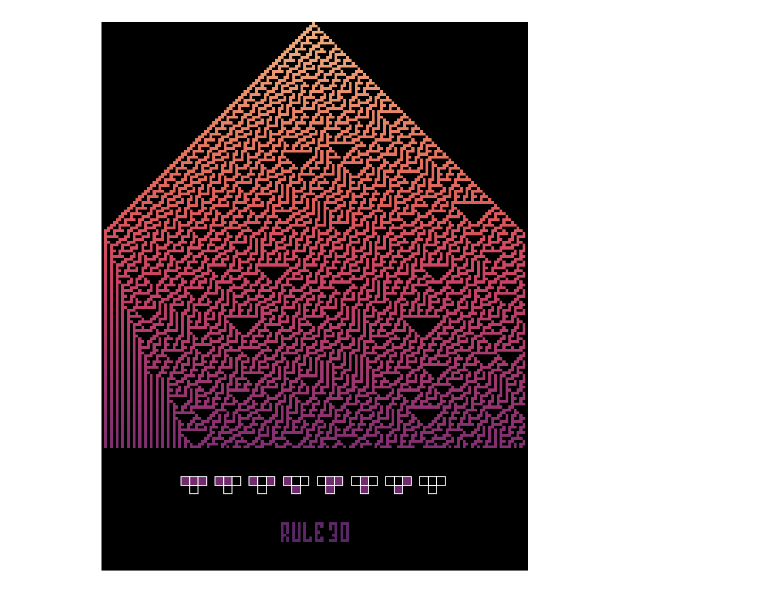
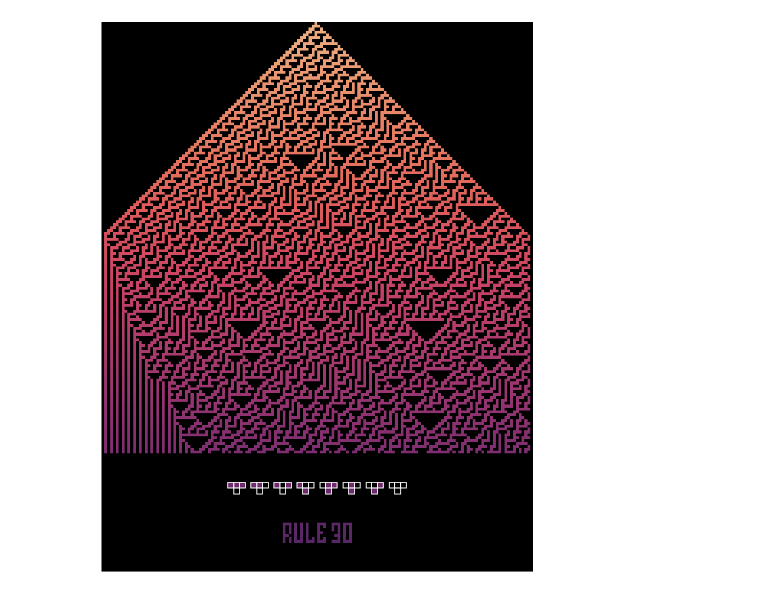
Before and after one commit to Dundalia/graphic-cellular-automata, a Jupyter notebook: ca.ipynb, the cells around one changed output. Cells and saved outputs as stored; diff of their text form; code cells hidden in the pictures.

```diff
--- a/ca.ipynb
+++ b/ca.ipynb
@@ -2,0 +108,7 @@ from utils import *
+# %%
+nrule = 30
+niter = 501
+resolution=(501, 501)
+
+img = generate_automata(nrule, niter, resolution=resolution, video_mode=True)
+#video_from_folder("videos/video-0/frames/", "videos/video-0/video.mp4")
@@ -2,0 +183,2 @@ from utils import *
+# %%
+img = cv2.convert
@@ -3,18 +241,17 @@ from utils import *
 # %%
 nrule = 30
 niter = 150
 
-img, expl_rect = get_full_image(nrule=nrule, niter=niter)
+img, expl_rect = get_full_image(nrule=nrule, niter=niter, expl_ratio=3/5)
 final_img = np.zeros([img.shape[0], img.shape[1], 3])
 colors = sns.color_palette("flare", as_cmap=True).colors
 
 for i in range(img.shape[0]):
     index = int(i/img.shape[0]*256)
     for j in range(img.shape[1]):
         if img[i,j]:
             final_img[i,j] = colors[index]
-
-plot_clean(final_img, expl_rect=expl_rect, upscale=2, color_rect="white", figsize = (20,10))
+fig = plot_clean(final_img, expl_rect=expl_rect, upscale=2, color_rect="white", figsize = (20,10))
 # %% [output]
-[figure, old version]
+[figure, new version]
 # %%
```
Also changed, not shown: parts of 15 cells of this notebook, 4 other files.
